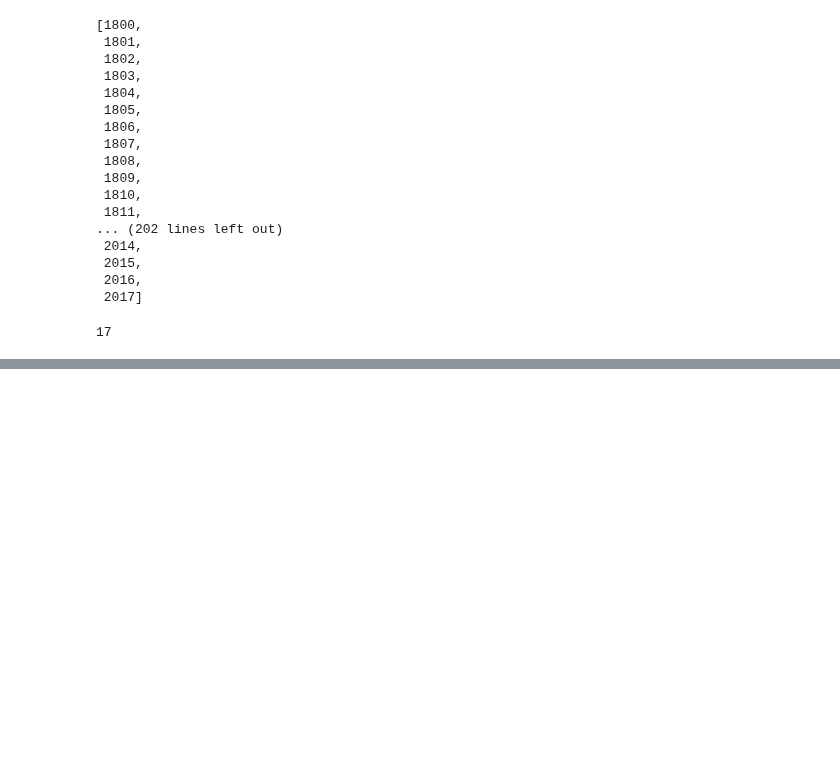
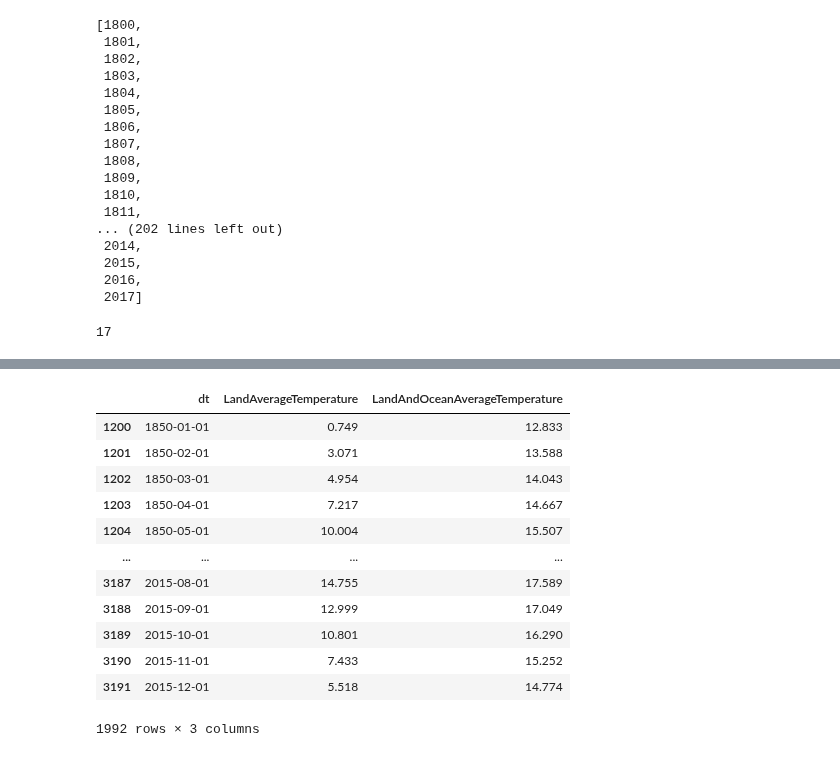
Before and after one commit to ta-data-bcn/Project-Week-8-Final-Project, a Jupyter notebook: your-project/Data Gathering.ipynb, the cells around one changed output, grey strips where cells are left out. Saved outputs shown, nothing was run; the diff lists cells and outputs as text; code cells hidden in the pictures; blank space fills up the shorter version.

Commit message:
more datasets and merged tables

```diff
--- a/your-project/Data Gathering.ipynb
+++ b/your-project/Data Gathering.ipynb
@@ -1136,0 +1147,3 @@ test
+# %%
+global_temperature = pd.read_csv('data//GlobalTemperatures.csv')
+global_temperature.tail()
@@ -1136,0 +1157,2 @@ test
+# %%
+global_temperature.dropna(inplace=True)
@@ -1136,0 +1178,18 @@ test
+# %%
+global_temperature = global_temperature[['dt','LandAverageTemperature','LandAndOceanAverageTemperature']]
+# %%
+global_temperature
+# %% [output]
+|  | dt | LandAverageTemperature | LandAndOceanAverageTemperature |
+| 1200 | 1850-01-01 | 0.749 | 12.833 |
+| 1201 | 1850-02-01 | 3.071 | 13.588 |
+| 1202 | 1850-03-01 | 4.954 | 14.043 |
+| 1203 | 1850-04-01 | 7.217 | 14.667 |
+| 1204 | 1850-05-01 | 10.004 | 15.507 |
+| ... | ... | ... | ... |
+| 3187 | 2015-08-01 | 14.755 | 17.589 |
+| 3188 | 2015-09-01 | 12.999 | 17.049 |
+| 3189 | 2015-10-01 | 10.801 | 16.290 |
+| 3190 | 2015-11-01 | 7.433 | 15.252 |
+| 3191 | 2015-12-01 | 5.518 | 14.774 |
+1992 rows × 3 columns
```
Also changed, not shown: parts of 8 cells of this notebook, 1 other file.
